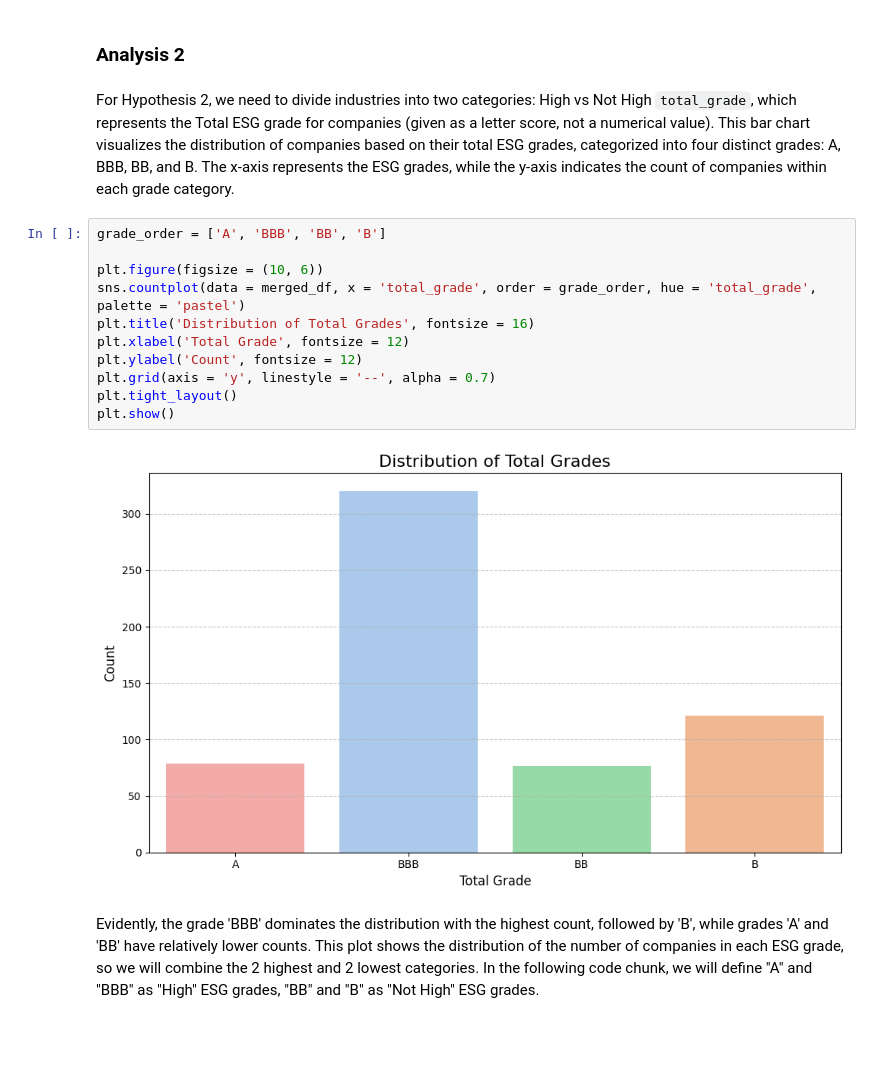
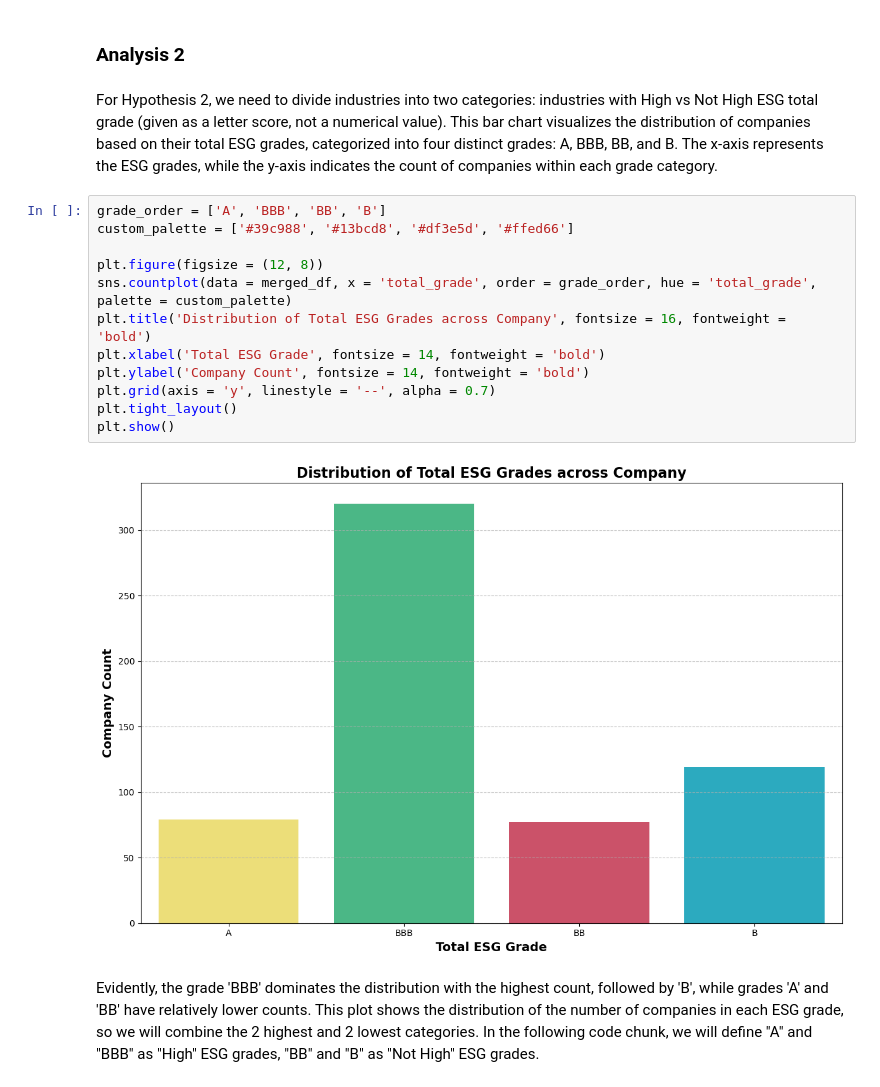
Before and after one commit to anushabishayee/info2950_finalproject, a Jupyter notebook: Phase5.ipynb, the cells around one changed output. Drawn from its saved outputs; the diff is of its cells as text; blank space fills up the shorter version.

```diff
--- a/Phase5.ipynb
+++ b/Phase5.ipynb
@@ -456,20 +452,21 @@ From the plot, we can see the relationship between 50-day SMA and scaled average
 # %% [markdown]
 ### __Analysis 2__
 # %% [markdown]
-For Hypothesis 2, we need to divide industries into two categories: High vs Not High `total_grade`, which represents the Total ESG grade for companies (given as a letter score, not a numerical value). This bar chart visualizes the distribution of companies based on their total ESG grades, categorized into four distinct grades: A, BBB, BB, and B. The x-axis represents the ESG grades, while the y-axis indicates the count of companies within each grade category.
+For Hypothesis 2, we need to divide industries into two categories: industries with High vs Not High ESG total grade (given as a letter score, not a numerical value). This bar chart visualizes the distribution of companies based on their total ESG grades, categorized into four distinct grades: A, BBB, BB, and B. The x-axis represents the ESG grades, while the y-axis indicates the count of companies within each grade category.
 # %%
 grade_order = ['A', 'BBB', 'BB', 'B']
+custom_palette = ['#39c988', '#13bcd8', '#df3e5d', '#ffed66']
 
-plt.figure(figsize = (10, 6))
-sns.countplot(data = merged_df, x = 'total_grade', order = grade_order, hue = 'total_grade', palette = 'pastel')
-plt.title('Distribution of Total Grades', fontsize = 16)
-plt.xlabel('Total Grade', fontsize = 12)
-plt.ylabel('Count', fontsize = 12)
+plt.figure(figsize = (12, 8))
+sns.countplot(data = merged_df, x = 'total_grade', order = grade_order, hue = 'total_grade', palette = custom_palette)
+plt.title('Distribution of Total ESG Grades across Company', fontsize = 16, fontweight = 'bold')
+plt.xlabel('Total ESG Grade', fontsize = 14, fontweight = 'bold')
+plt.ylabel('Company Count', fontsize = 14, fontweight = 'bold')
 plt.grid(axis = 'y', linestyle = '--', alpha = 0.7)
 plt.tight_layout()
 plt.show()
 # %% [output]
-[figure, old version]
+[figure, new version]
 # %% [markdown]
 Evidently, the grade 'BBB' dominates the distribution with the highest count, followed by 'B', while grades 'A' and 'BB' have relatively lower counts. This plot shows the distribution of the number of companies in each ESG grade, so we will combine the 2 highest and 2 lowest categories. In the following code chunk, we will define "A" and "BBB" as "High" ESG grades, "BB" and "B" as "Not High" ESG grades.
 # %%
```
Also changed, not shown: parts of 22 cells of this notebook.
